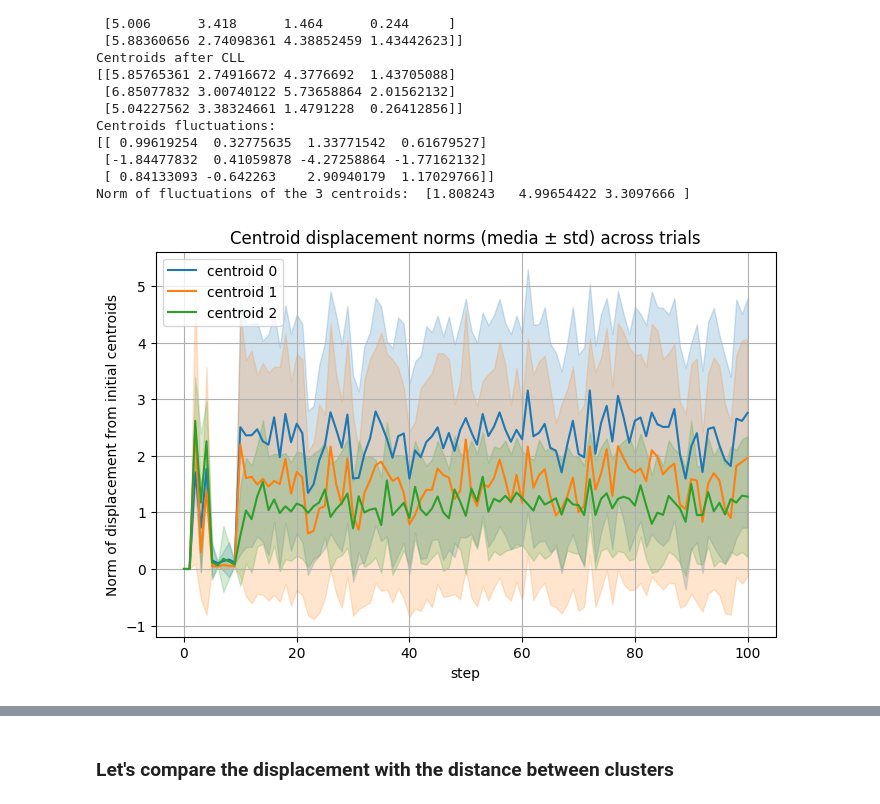
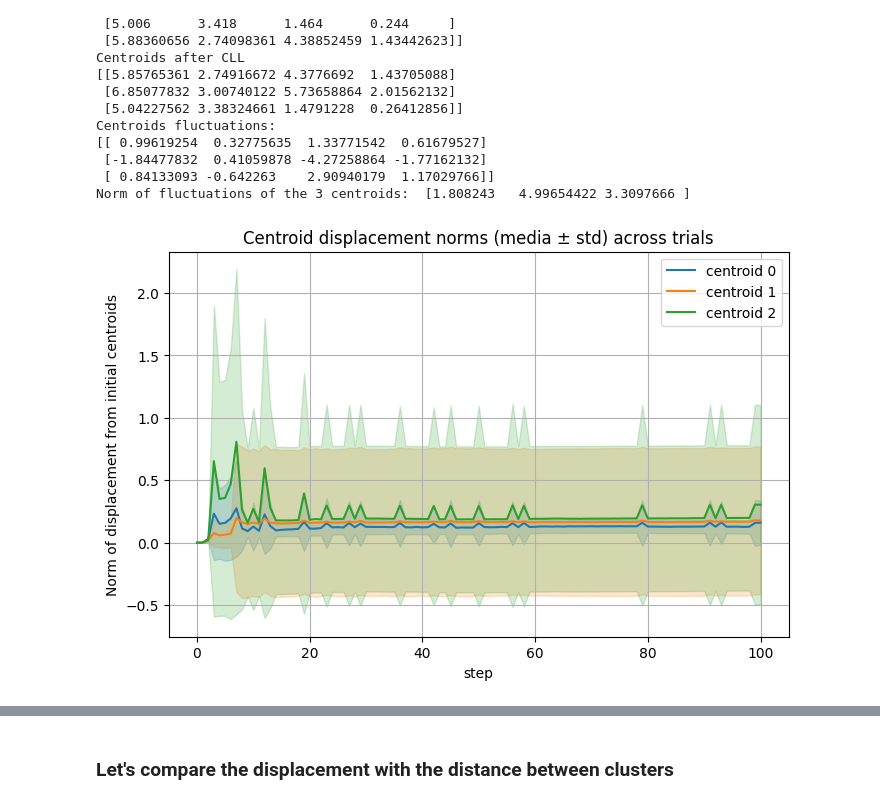
Before and after one commit to gabrielecerioli/Clustering_algorithms, a Jupyter notebook: Closed_loop_learning/Closed_loop_learning_Clustering.ipynb, the cells around one changed output, grey strips where cells are left out. Saved outputs shown, nothing was run; the diff lists cells and outputs as text; code cells hidden in the pictures.

```diff
--- a/Closed_loop_learning/Closed_loop_learning_Clustering.ipynb
+++ b/Closed_loop_learning/Closed_loop_learning_Clustering.ipynb
@@ -126,7 +126,7 @@ cluster_assignments = kmeans.labels_
 orig_assignments=cluster_assignments.copy()
 # Compute cluster means using the existing helper
 centers = mean_clusters(data_matrix, cluster_assignments, 3)
-
+mean_first_ex=centers.copy()
 plot_clusters(data_matrix, cluster_assignments, centers)
 
 print(np.sum(cluster_assignments == 0),
@@ -158,13 +158,13 @@ for i in range(steps):
 # Final recomputation on the resulting dataset
 kmeans = KMeans(n_clusters=3, random_state=42)
 cluster_assignments = kmeans.fit_predict(new_data)
-means = mean_clusters(new_data, cluster_assignments, 3)
+means_final = mean_clusters(new_data, cluster_assignments, 3)
 variances = variance_clusters(new_data, cluster_assignments, 3)
-
-print("Means:", means)
+mean_final_ex=means_final.copy()
+print("Means:", means_final)
 print("Variances:", variances)
-plot_clusters(new_data, cluster_assignments, means)
-cluster_assignments_original=cluster_assignments
+plot_clusters(new_data, cluster_assignments, means_final)
+cluster_assignments_original=cluster_assignments.copy()
 # %% [output]
 [figure]
 39 50 61
@@ -381,58 +389,86 @@ Norm of fluctuations of the 3 centroids:  [1.808243   4.99654422 3.3097666 ]
 # %%
-# Defining a function run_cll that runs CLL and returns centroids history
+
+# --- Funzione per riallineare i centroid ad ogni step ---
+def align_centroids(ref_means, new_means):
+    """
+    Allinea i nuovi centroid all'ordine dei centroid precedenti
+    usando il minimo matching (Hungarian algorithm)
+    """
+    K = ref_means.shape[0]
+    cost = np.linalg.norm(ref_means[:, None, :] - new_means[None, :, :], axis=2)
+    row_ind, col_ind = linear_sum_assignment(cost)
+    aligned = np.zeros_like(new_means)
+    for r, c in zip(row_ind, col_ind):
+        aligned[r] = new_means[c]
+    return aligned
+
+
+# --- Modifica: run_cll con riallineamento ---
 def run_cll(data_matrix, M, steps, n_clusters=3, base_random=0):
     new_data = data_matrix.copy()
-    history = [] # defining centroids hostory vector
-    # First kmeans execution
-    kmeans = KMeans(n_clusters=n_clusters, random_state=42)
+    history = [] # history dei centroid
+
+    # First KMeans execution
+    kmeans = KMeans(n_clusters=n_clusters, random_state=42, n_init='auto')
     kmeans.fit(new_data)
     cluster_assignments = kmeans.labels_
     means = mean_clusters(new_data, cluster_assignments, n_clusters)
     history.append(means.copy())
-    # Let's execute CLL algorith and at each step we store the centroids in history
+
+    # Execute CLL with centroid alignment
     for t in range(steps):
-        kmeans = KMeans(n_clusters=n_clusters, random_state=42)
+        kmeans = KMeans(n_clusters=n_clusters, random_state=42, n_init='auto')
         cluster_assignments = kmeans.fit_predict(new_data)
         means = mean_clusters(new_data, cluster_assignments, n_clusters)
+
+        # Riallineiamo i centroid rispetto ai precedenti
+        ref = history[-1]
+        means = align_centroids(ref, means)
+
         history.append(means.copy())
-        new_data = update_dataset(new_data, cluster_assignments, M, n_clusters, random_state=base_random + t)
-    return np.array(history)  # (steps+1, K, dim)
 
-# Parameters
-n_trials = 30 # Number of time we execute the previous function run_cll
-steps = 100 # Number of steps in each CLL execution
-M = 30 # Number of synthetic points added to the dataset
+        new_data = update_dataset(new_data, cluster_assignments, M,
+                                 n_clusters, random_state=base_random + t)
+
+    return np.array(history)  # shape: (steps+1, K, dim)
+
+
+# ---- Parametri ----
+n_trials = 30
+steps = 100
+M = 10
 n_clusters = 3
 
-# Let's execute run_cll "n_trials" times
-all_histories = np.zeros((n_trials, steps+1, n_clusters, data_matrix.shape[1])) # 4-dim tensor
+# ---- Multi-run ----
+all_histories = np.zeros((n_trials, steps+1, n_clusters, data_matrix.shape[1]))
 for r in range(n_trials):
     hist = run_cll(data_matrix, M, steps, n_clusters=n_clusters, base_random=1000 + r)
     all_histories[r] = hist
 
-diffs = all_histories - all_histories[:, 0:1, :, :]   # subtract initial clusters for each trial
-norms = np.linalg.norm(diffs, axis=-1) # Evaluate the norm
+# ---- Analisi spostamento centroidi ----
+diffs = all_histories - all_histories[:, 0:1, :, :]
+norms = np.linalg.norm(diffs, axis=-1)  # shape: (n_trials, steps+1, K)
 
-# Statistics across trials: means and variaces (we have n_trials elements)
-mean_norms = norms.mean(axis=0)   # (steps+1, n_clusters)
-std_norms = norms.std(axis=0)     # (steps+1, n_clusters)
+mean_norms = norms.mean(axis=0)
+std_norms = norms.std(axis=0)
 
-# Plot
-import matplotlib.pyplot as plt
+# ---- Plot ----
 plt.figure(figsize=(8,5))
 steps_range = np.arange(steps+1)
 colors = ['C0','C1','C2']
+
 for k in range(n_clusters):
     plt.plot(steps_range, mean_norms[:,k], label=f'centroid {k}', color=colors[k])
     plt.fill_between(steps_range,
                      mean_norms[:,k]-std_norms[:,k],
                      mean_norms[:,k]+std_norms[:,k],
                      color=colors[k], alpha=0.2)
+
 plt.xlabel('step')
 plt.ylabel('Norm of displacement from initial centroids')
 plt.title('Centroid displacement norms (media ± std) across trials')
 plt.legend()
 plt.grid(True)
 plt.show()
 # %% [output]
-[figure, old version]
+[figure, new version]
```
Also changed, not shown: parts of 8 cells of this notebook, 1 other file.
